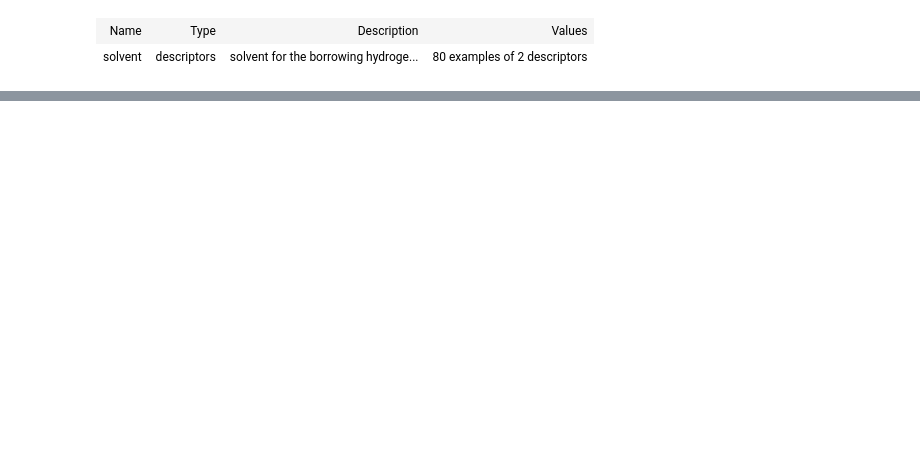
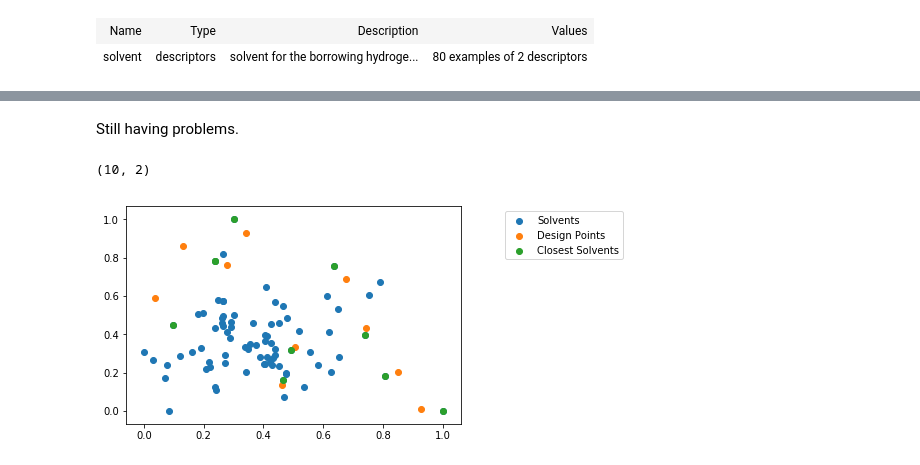
Before and after one commit to sustainable-processes/summit, a Jupyter notebook: case_studies/borrowing_hydrogen/initial_design.ipynb, the cells around one changed output, grey strips where cells are left out. Saved outputs shown, nothing was run; the diff lists cells and outputs as text; code cells hidden in the pictures; blank space fills up the shorter version.

```diff
--- a/case_studies/borrowing_hydrogen/initial_design.ipynb
+++ b/case_studies/borrowing_hydrogen/initial_design.ipynb
@@ -254,0 +254,27 @@ plt.savefig('figures/full_descriptor_lhs.svg')
+# %% [markdown]
+Still having problems.
+# %%
+#Try going step by step
+from summit.initial_design.base import _closest_point_indices
+from summit.initial_design.latin_designer import lhs
+rs = np.random.RandomState(10)
+n = domain_pcs.num_continuous_dimensions
+samples = lhs(n, samples=10, criterion='maximin',
+              random_state=rs)
+solvent = domain_pcs.variables[0]
+num_descriptors = solvent.num_descriptors
+normal_arr = solvent.ds.zero_to_one()
+indices = _closest_point_indices(samples[:, 0:0+num_descriptors],
+                                 normal_arr, unique=False)
+
+values = normal_arr[indices[:, 0], :]
+# values.shape = (num_experiments, num_descriptors)
+plt.figure()
+plt.scatter(normal_arr[:, 0], normal_arr[:, 1], label='Solvents')
+plt.scatter(samples[:, 0], samples[:, 1], label='Design Points')
+plt.scatter(values[:, 0], values[:,1], label='Closest Solvents')
+plt.legend(bbox_to_anchor=(1.5, 1.0))
+values.shape
+# %% [output]
+(10, 2)
+[figure, added]
```
Also changed, not shown: parts of 6 cells of this notebook, 6 other files.
